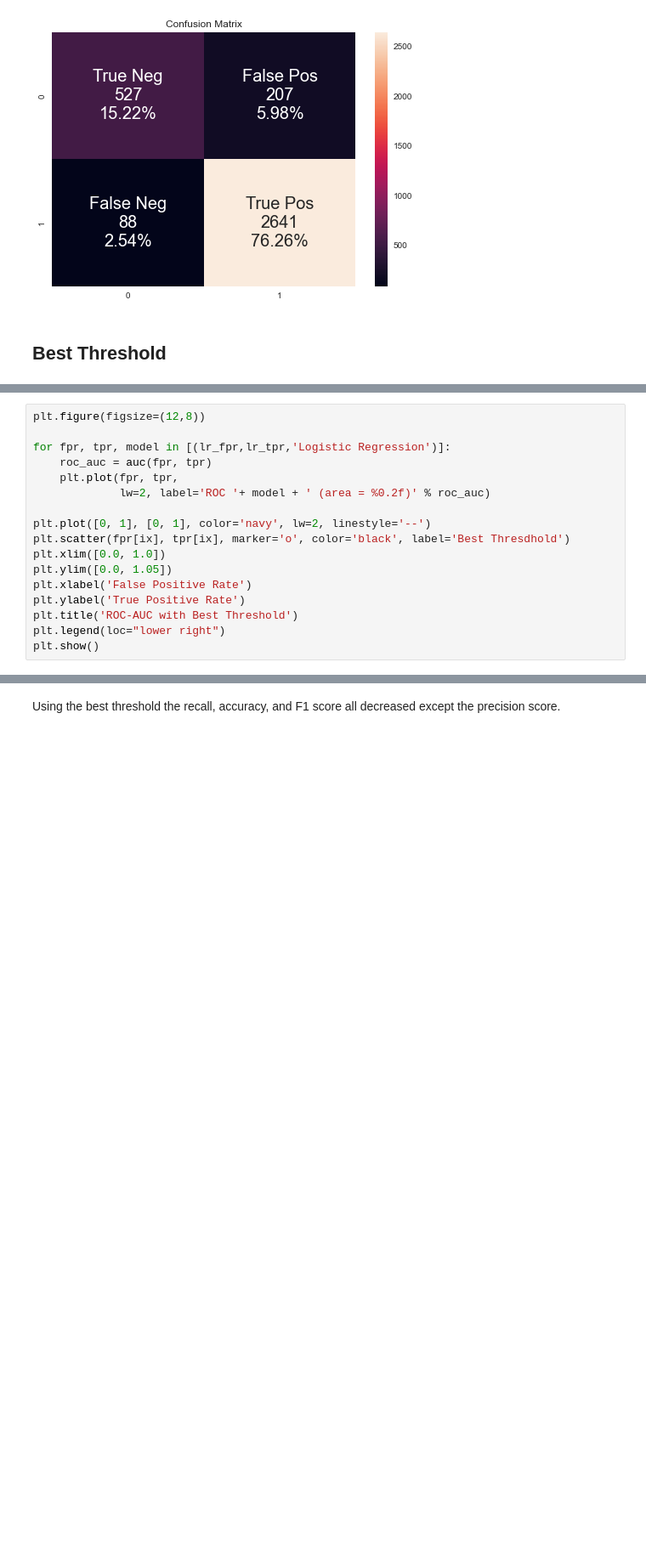
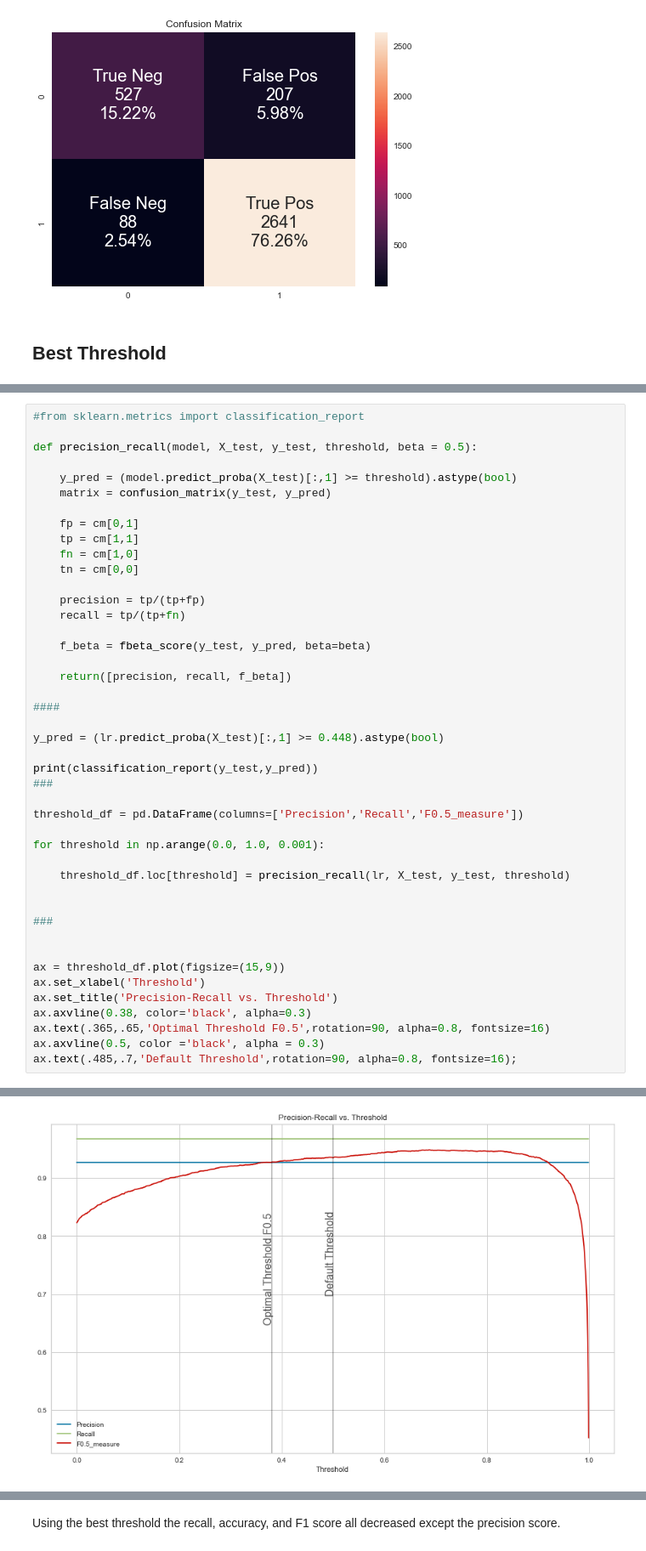
Before and after one commit to KierraDangerfield/Springboard, a Jupyter notebook: Capstone 3 Airline Sentiment Analysis/Notebooks/3 Sentiment Analysis Modeling.ipynb, the cells around one changed output, grey strips where cells are left out. Shown at 85% size. Saved outputs shown, nothing was run; the diff lists cells and outputs as text; blank space fills up the shorter version.

```diff
--- a/Capstone 3 Airline Sentiment Analysis/Notebooks/3 Sentiment Analysis Modeling.ipynb
+++ b/Capstone 3 Airline Sentiment Analysis/Notebooks/3 Sentiment Analysis Modeling.ipynb
@@ -629,17 +618,0 @@ Best Threshold=0.827074, G-Mean=0.881
-# %%
-plt.figure(figsize=(12,8))
-
-for fpr, tpr, model in [(lr_fpr,lr_tpr,'Logistic Regression')]:
-    roc_auc = auc(fpr, tpr)
-    plt.plot(fpr, tpr,
-             lw=2, label='ROC '+ model + ' (area = %0.2f)' % roc_auc)
-
-plt.plot([0, 1], [0, 1], color='navy', lw=2, linestyle='--')
-plt.scatter(fpr[ix], tpr[ix], marker='o', color='black', label='Best Thresdhold')
-plt.xlim([0.0, 1.0])
-plt.ylim([0.0, 1.05])
-plt.xlabel('False Positive Rate')
-plt.ylabel('True Positive Rate')
-plt.title('ROC-AUC with Best Threshold')
-plt.legend(loc="lower right")
-plt.show()
@@ -647,0 +648,45 @@ plt.show()
+# %%
+#from sklearn.metrics import classification_report
+
+def precision_recall(model, X_test, y_test, threshold, beta = 0.5):
+
+    y_pred = (model.predict_proba(X_test)[:,1] >= threshold).astype(bool)
+    matrix = confusion_matrix(y_test, y_pred)
+
+    fp = cm[0,1]
+    tp = cm[1,1]
+    fn = cm[1,0]
+    tn = cm[0,0]
+
+    precision = tp/(tp+fp)
+    recall = tp/(tp+fn)
+
+    f_beta = fbeta_score(y_test, y_pred, beta=beta)
+
+    return([precision, recall, f_beta])
+
+####
+
+y_pred = (lr.predict_proba(X_test)[:,1] >= 0.448).astype(bool)
+
+print(classification_report(y_test,y_pred))
+###
+
+threshold_df = pd.DataFrame(columns=['Precision','Recall','F0.5_measure'])
+
+for threshold in np.arange(0.0, 1.0, 0.001):
+
+    threshold_df.loc[threshold] = precision_recall(lr, X_test, y_test, threshold)
+
+
+###
+
+
+ax = threshold_df.plot(figsize=(15,9))
+ax.set_xlabel('Threshold')
+ax.set_title('Precision-Recall vs. Threshold')
+ax.axvline(0.38, color='black', alpha=0.3)
+ax.text(.365,.65,'Optimal Threshold F0.5',rotation=90, alpha=0.8, fontsize=16)
+ax.axvline(0.5, color ='black', alpha = 0.3)
+ax.text(.485,.7,'Default Threshold',rotation=90, alpha=0.8, fontsize=16);
+# %% [output]
@@ -647,0 +701 @@ plt.show()
+[figure, added]
```
Also changed, not shown: parts of 18 cells of this notebook.
